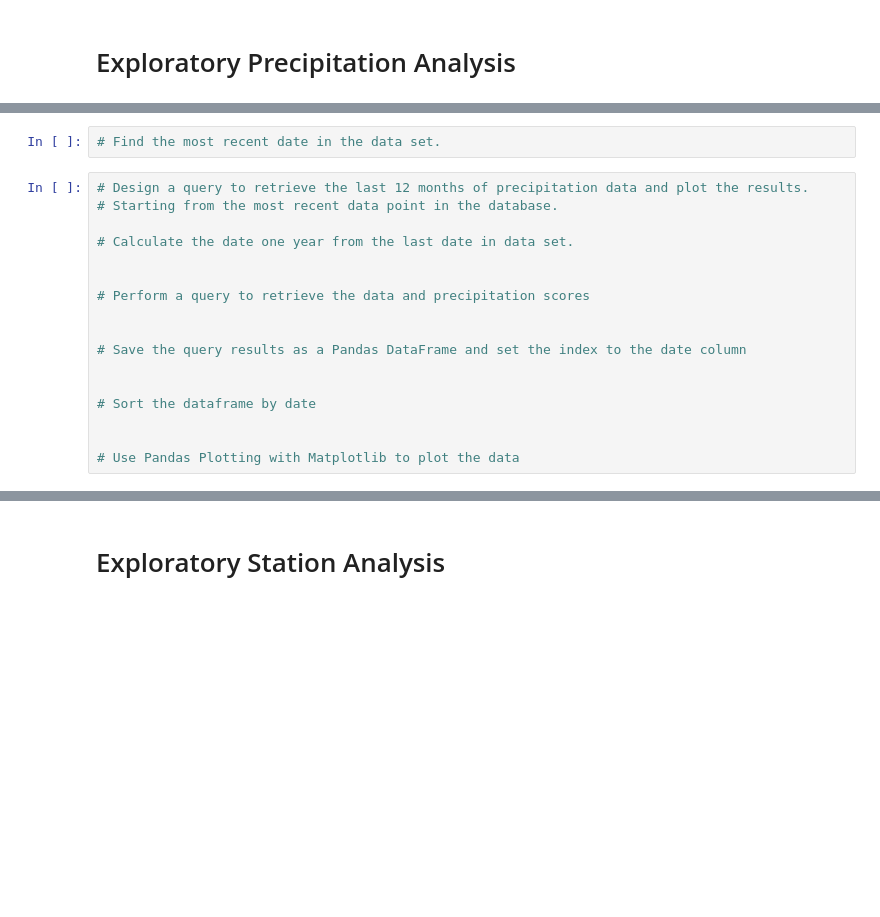
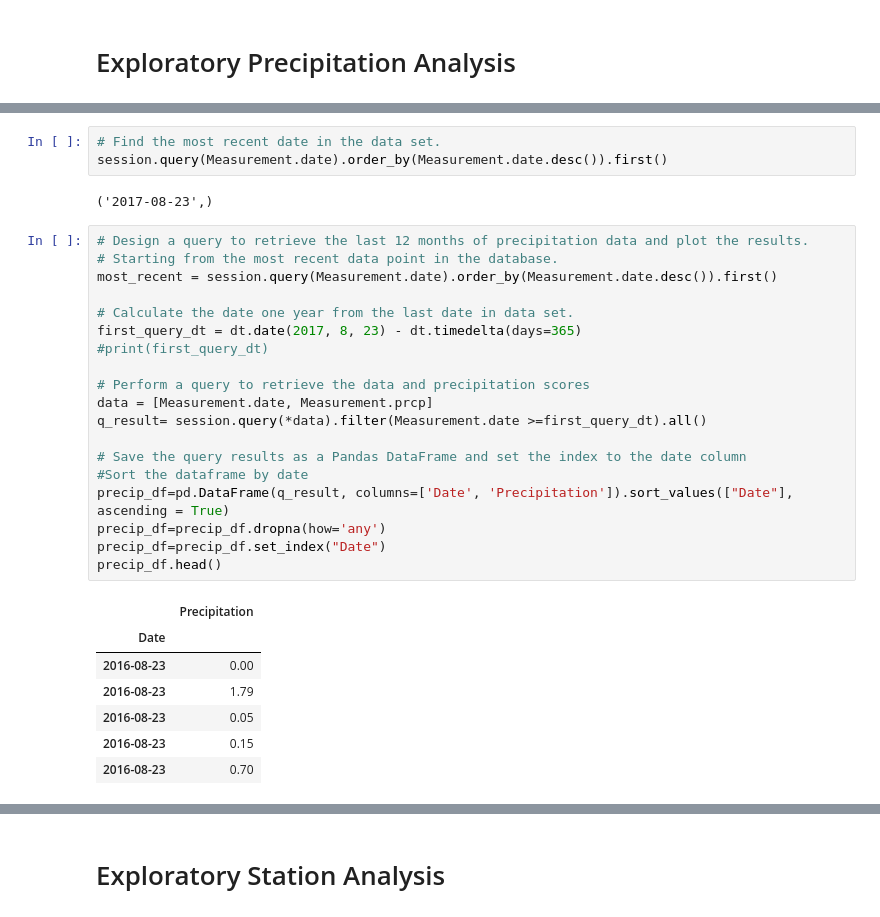
Before and after one commit to Epilena/SQLAlchemy-Challenge, a Jupyter notebook: climate.ipynb, the cells around one changed output, grey strips where cells are left out. Saved outputs shown, nothing was run; the diff lists cells and outputs as text; blank space fills up the shorter version.

```diff
--- a/climate.ipynb
+++ b/climate.ipynb
@@ -44,19 +68,32 @@ Base.classes.keys()
 # %%
 # Find the most recent date in the data set.
+session.query(Measurement.date).order_by(Measurement.date.desc()).first()
+# %% [output]
+('2017-08-23',)
 # %%
 # Design a query to retrieve the last 12 months of precipitation data and plot the results.
 # Starting from the most recent data point in the database.
+most_recent = session.query(Measurement.date).order_by(Measurement.date.desc()).first()
 
 # Calculate the date one year from the last date in data set.
-
+first_query_dt = dt.date(2017, 8, 23) - dt.timedelta(days=365)
+#print(first_query_dt)
 
 # Perform a query to retrieve the data and precipitation scores
-
+data = [Measurement.date, Measurement.prcp]
+q_result= session.query(*data).filter(Measurement.date >=first_query_dt).all()
 
 # Save the query results as a Pandas DataFrame and set the index to the date column
-
-
-# Sort the dataframe by date
-
-
-# Use Pandas Plotting with Matplotlib to plot the data
+#Sort the dataframe by date
+precip_df=pd.DataFrame(q_result, columns=['Date', 'Precipitation']).sort_values(["Date"], ascending = True)
+precip_df=precip_df.dropna(how='any')
+precip_df=precip_df.set_index("Date")
+precip_df.head()
+# %% [output]
+|  | Precipitation |
+| Date |  |
+| 2016-08-23 | 0.00 |
+| 2016-08-23 | 1.79 |
+| 2016-08-23 | 0.05 |
+| 2016-08-23 | 0.15 |
+| 2016-08-23 | 0.70 |
```
Also changed, not shown: parts of 15 cells of this notebook, 2 other files.
